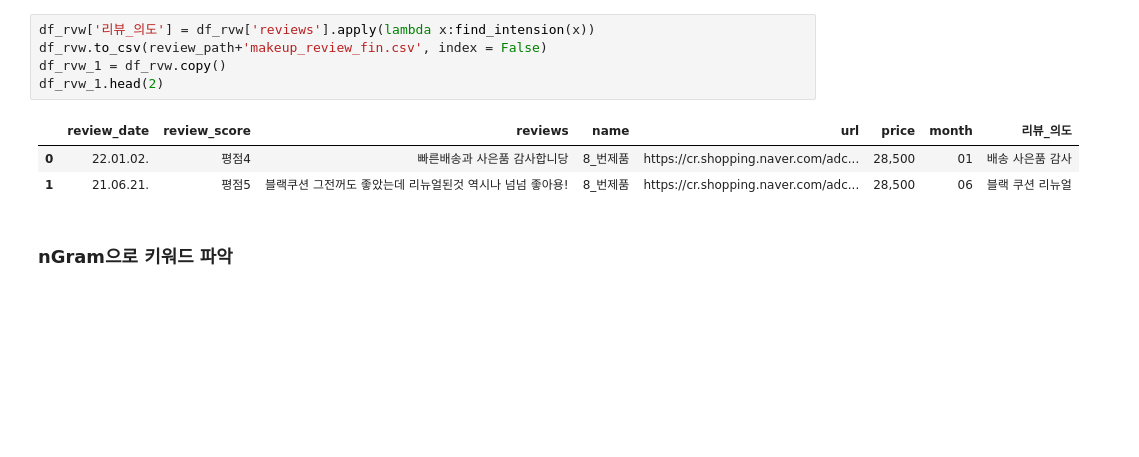
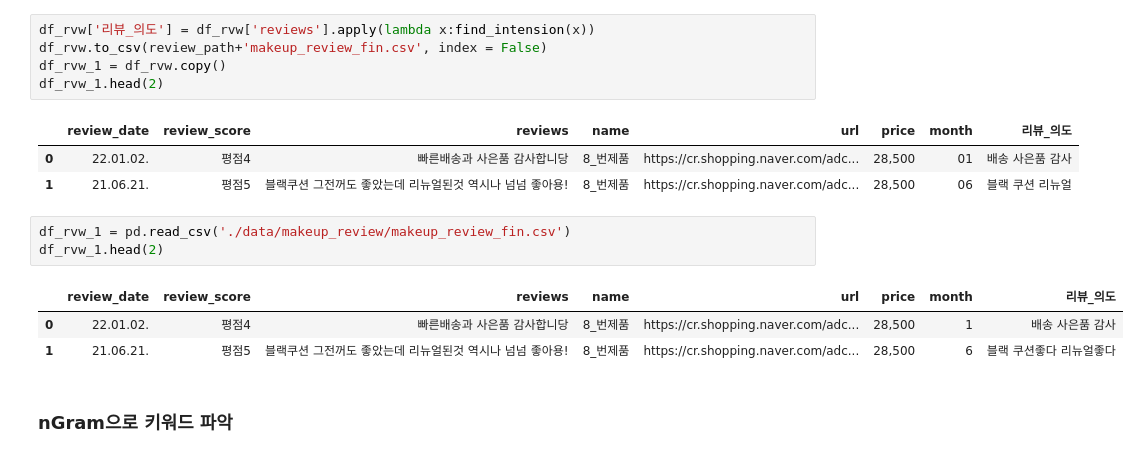
Before and after one commit to semin-pk/DataAnalysisPython, a Jupyter notebook: 3장/chapter03-4.ipynb, the cells around one changed output. Cells and saved outputs as stored; diff of their text form; blank space fills up the shorter version.

```diff
--- a/3장/chapter03-4.ipynb
+++ b/3장/chapter03-4.ipynb
@@ -117,6 +117,13 @@ df_rvw_1.head(2)
 |  | review_date | review_score | reviews | name | url | price | month | 리뷰_의도 |
 | 0 | 22.01.02. | 평점4 | 빠른배송과 사은품 감사합니당 | 8_번제품 | https://cr.shopping.naver.com/adc... | 28,500 | 01 | 배송 사은품 감사 |
 | 1 | 21.06.21. | 평점5 | 블랙쿠션 그전꺼도 좋았는데 리뉴얼된것 역시나 넘넘 좋아용! | 8_번제품 | https://cr.shopping.naver.com/adc... | 28,500 | 06 | 블랙 쿠션 리뉴얼 |
+# %%
+df_rvw_1 = pd.read_csv('./data/makeup_review/makeup_review_fin.csv')
+df_rvw_1.head(2)
+# %% [output]
+|  | review_date | review_score | reviews | name | url | price | month | 리뷰_의도 |
+| 0 | 22.01.02. | 평점4 | 빠른배송과 사은품 감사합니당 | 8_번제품 | https://cr.shopping.naver.com/adc... | 28,500 | 1 | 배송 사은품 감사 |
+| 1 | 21.06.21. | 평점5 | 블랙쿠션 그전꺼도 좋았는데 리뉴얼된것 역시나 넘넘 좋아용! | 8_번제품 | https://cr.shopping.naver.com/adc... | 28,500 | 6 | 블랙 쿠션좋다 리뉴얼좋다 |
 # %% [markdown]
 ### nGram으로 키워드 파악
 # %%
```
Also changed, not shown: parts of 11 cells of this notebook.
